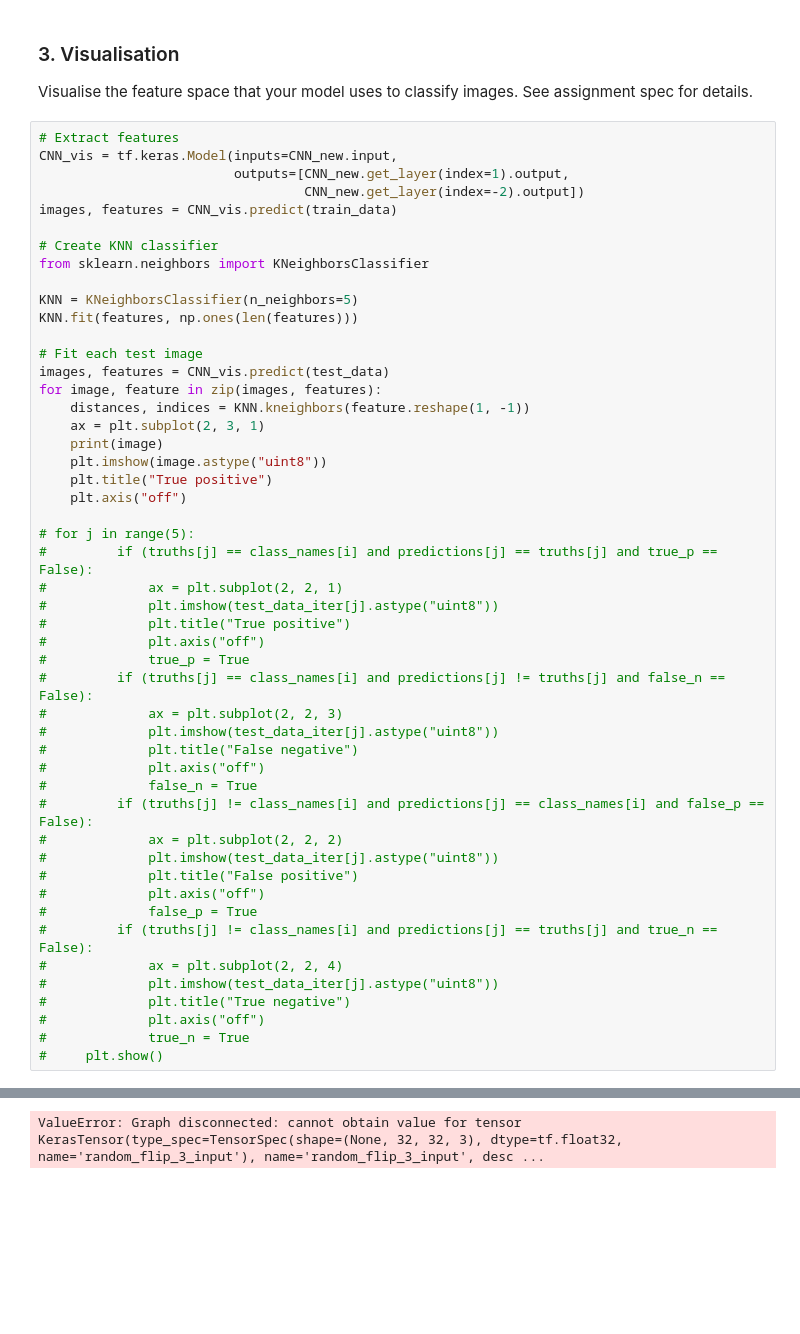
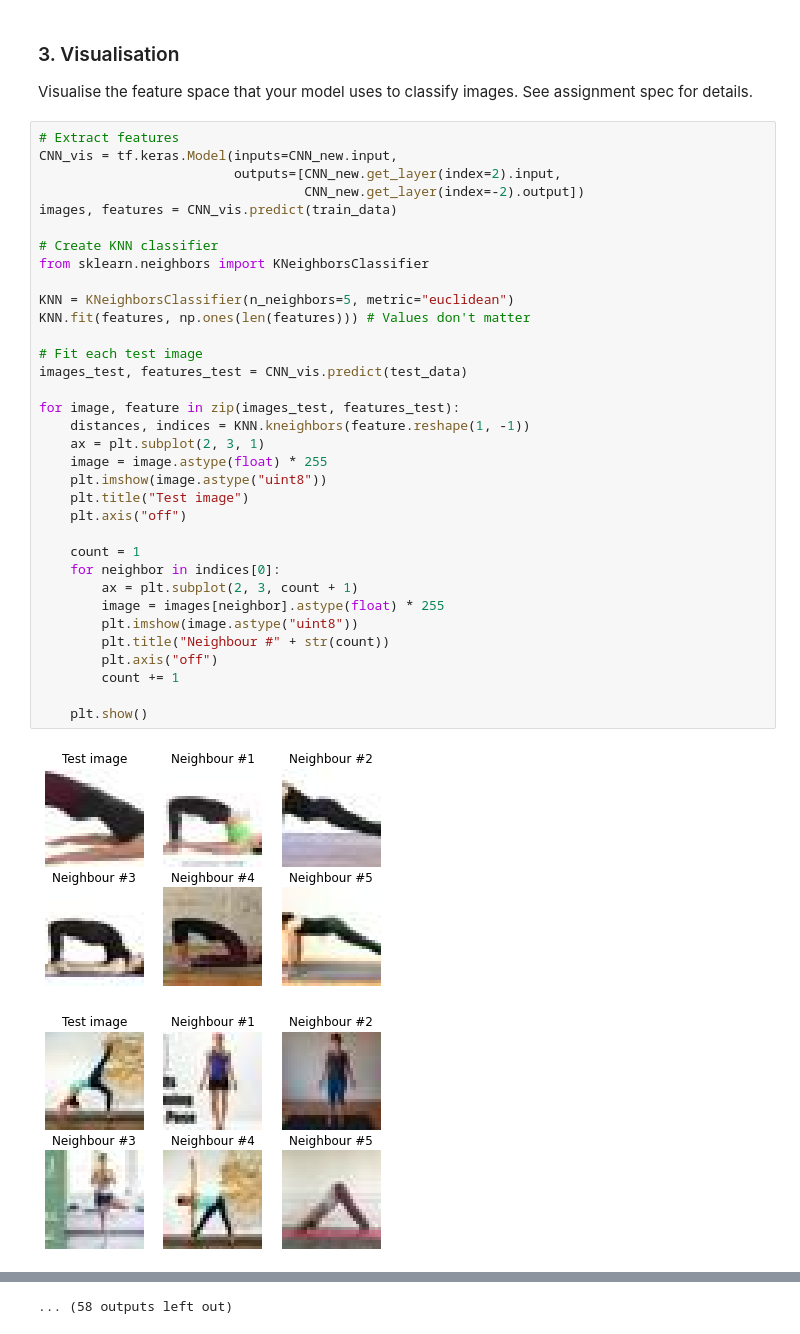
Before and after one commit to byi649/CNN-image-classification, a Jupyter notebook: COMP90086_asst2_2022.ipynb, the cells around one changed output, grey strips where cells are left out. Saved outputs shown, nothing was run; the diff lists cells and outputs as text; blank space fills up the shorter version.

```diff
--- a/COMP90086_asst2_2022.ipynb
+++ b/COMP90086_asst2_2022.ipynb
@@ -278,50 +278,37 @@ Visualise the feature space that your model uses to classify images. See assignm
 # %%
 # Extract features
 CNN_vis = tf.keras.Model(inputs=CNN_new.input,
-                         outputs=[CNN_new.get_layer(index=1).output,
+                         outputs=[CNN_new.get_layer(index=2).input,
                                   CNN_new.get_layer(index=-2).output])
 images, features = CNN_vis.predict(train_data)
 
 # Create KNN classifier
 from sklearn.neighbors import KNeighborsClassifier
 
-KNN = KNeighborsClassifier(n_neighbors=5)
-KNN.fit(features, np.ones(len(features)))
+KNN = KNeighborsClassifier(n_neighbors=5, metric="euclidean")
+KNN.fit(features, np.ones(len(features))) # Values don't matter
 
 # Fit each test image
-images, features = CNN_vis.predict(test_data)
-for image, feature in zip(images, features):
+images_test, features_test = CNN_vis.predict(test_data)
+
+for image, feature in zip(images_test, features_test):
     distances, indices = KNN.kneighbors(feature.reshape(1, -1))
     ax = plt.subplot(2, 3, 1)
-    print(image)
+    image = image.astype(float) * 255
     plt.imshow(image.astype("uint8"))
-    plt.title("True positive")
+    plt.title("Test image")
     plt.axis("off")
 
-# for j in range(5):
-#         if (truths[j] == class_names[i] and predictions[j] == truths[j] and true_p == False):
-#             ax = plt.subplot(2, 2, 1)
-#             plt.imshow(test_data_iter[j].astype("uint8"))
-#             plt.title("True positive")
-#             plt.axis("off")
-#             true_p = True
-#         if (truths[j] == class_names[i] and predictions[j] != truths[j] and false_n == False):
-#             ax = plt.subplot(2, 2, 3)
-#             plt.imshow(test_data_iter[j].astype("uint8"))
-#             plt.title("False negative")
-#             plt.axis("off")
-#             false_n = True
-#         if (truths[j] != class_names[i] and predictions[j] == class_names[i] and false_p == False):
-#             ax = plt.subplot(2, 2, 2)
-#             plt.imshow(test_data_iter[j].astype("uint8"))
-#             plt.title("False positive")
-#             plt.axis("off")
-#             false_p = True
-#         if (truths[j] != class_names[i] and predictions[j] == truths[j] and true_n == False):
-#             ax = plt.subplot(2, 2, 4)
-#             plt.imshow(test_data_iter[j].astype("uint8"))
-#             plt.title("True negative")
-#             plt.axis("off")
-#             true_n = True
-#     plt.show()
+    count = 1
+    for neighbor in indices[0]:
+        ax = plt.subplot(2, 3, count + 1)
+        image = images[neighbor].astype(float) * 255
+        plt.imshow(image.astype("uint8"))
+        plt.title("Neighbour #" + str(count))
+        plt.axis("off")
+        count += 1
+
+    plt.show()
 # %% [output]
+[figure, added]
+[figure, added]
@@ -328 +325 @@ for image, feature in zip(images, features):
-ValueError: Graph disconnected: cannot obtain value for tensor KerasTensor(type_spec=TensorSpec(shape=(None, 32, 32, 3), dtype=tf.float32, name='random_flip_3_input'), name='random_flip_3_input', desc ...
+... (58 outputs left out)
```
Also changed, not shown: parts of 4 cells of this notebook, 11 other files.
